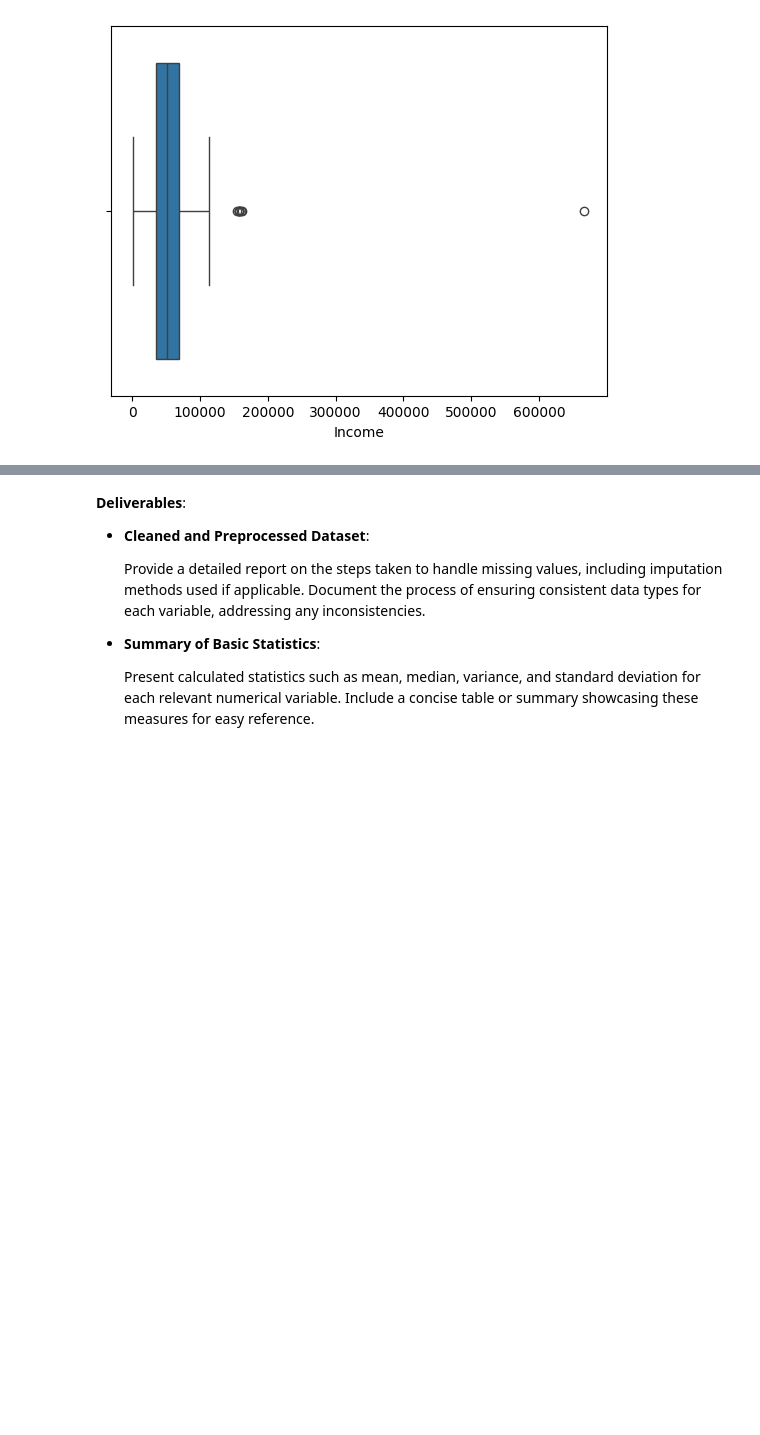
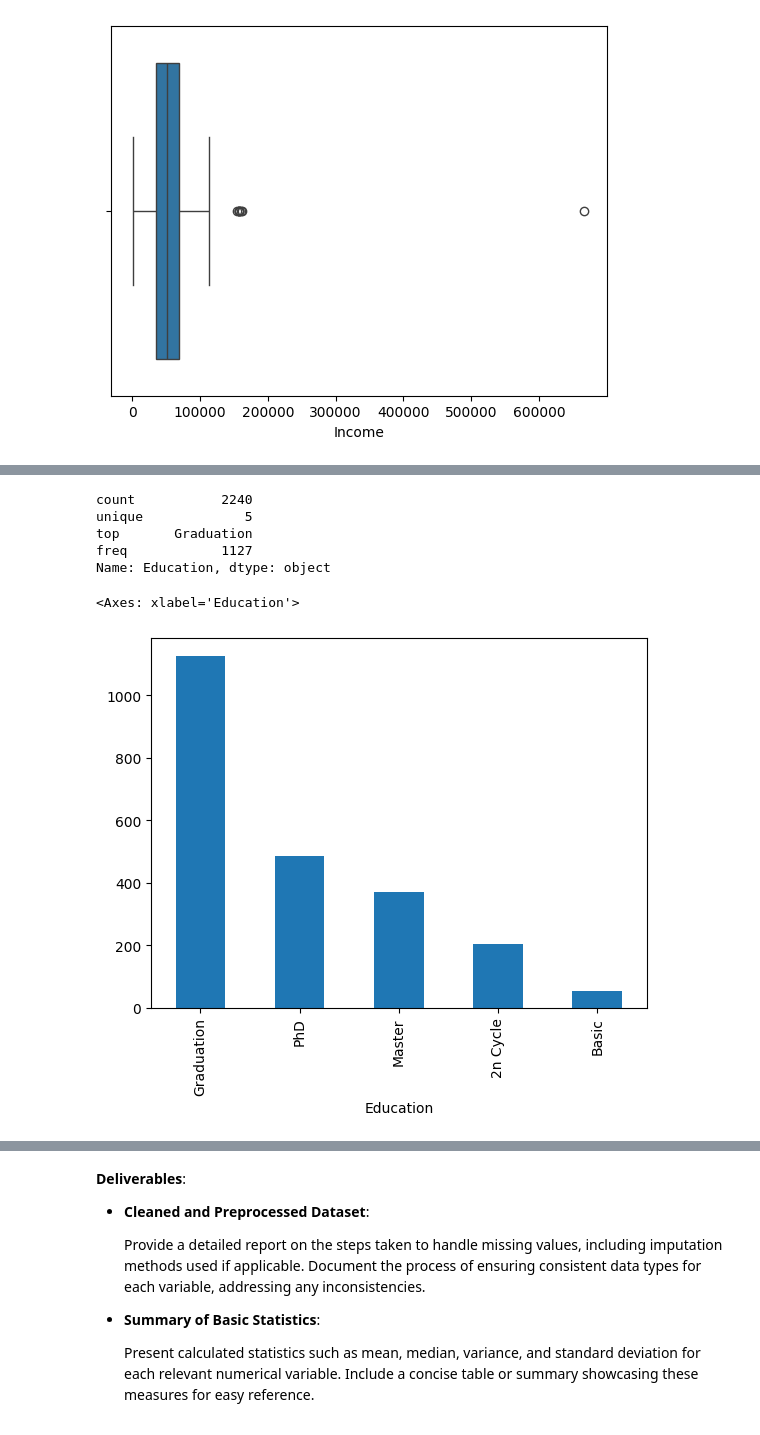
Before and after one commit to Nischay-verma/Almabetter-Applied_statistics_mid, a Jupyter notebook: Applied_Statistics_Project.ipynb, the cells around one changed output, grey strips where cells are left out. Drawn from its saved outputs; the diff is of its cells as text; code cells hidden in the pictures; blank space fills up the shorter version.

```diff
--- a/Applied_Statistics_Project.ipynb
+++ b/Applied_Statistics_Project.ipynb
@@ -260,0 +282,12 @@ def outlier_detection(df, col):
+# %%
+
+# Outlier treatment
+df['Income'] = np.where(df['Income'] > 150000, df['Income'].median(), df['Income'])
+df[df['Income'].isnull()]
+
+# skewness after outlier treatment
+print('Skewness of Income after outlier treatment:', df['Income'].skew())
+
+# fill null values in income with median
+df['Income'].fillna(df['Income'].median(), inplace=True)
+print('Total Null values in Income Column:', df['Income'].isnull().sum())
@@ -260,0 +325,14 @@ def outlier_detection(df, col):
+# %%
+df['Education'].describe()
+# %% [output]
+count           2240
+unique             5
+top       Graduation
+freq            1127
+Name: Education, dtype: object
+# %%
+# Distribution of Education Levels through Bar chart
+df['Education'].value_counts().plot(kind='bar')
+# %% [output]
+<Axes: xlabel='Education'>
+[figure, added]
```
Also changed, not shown: parts of 32 cells of this notebook.
